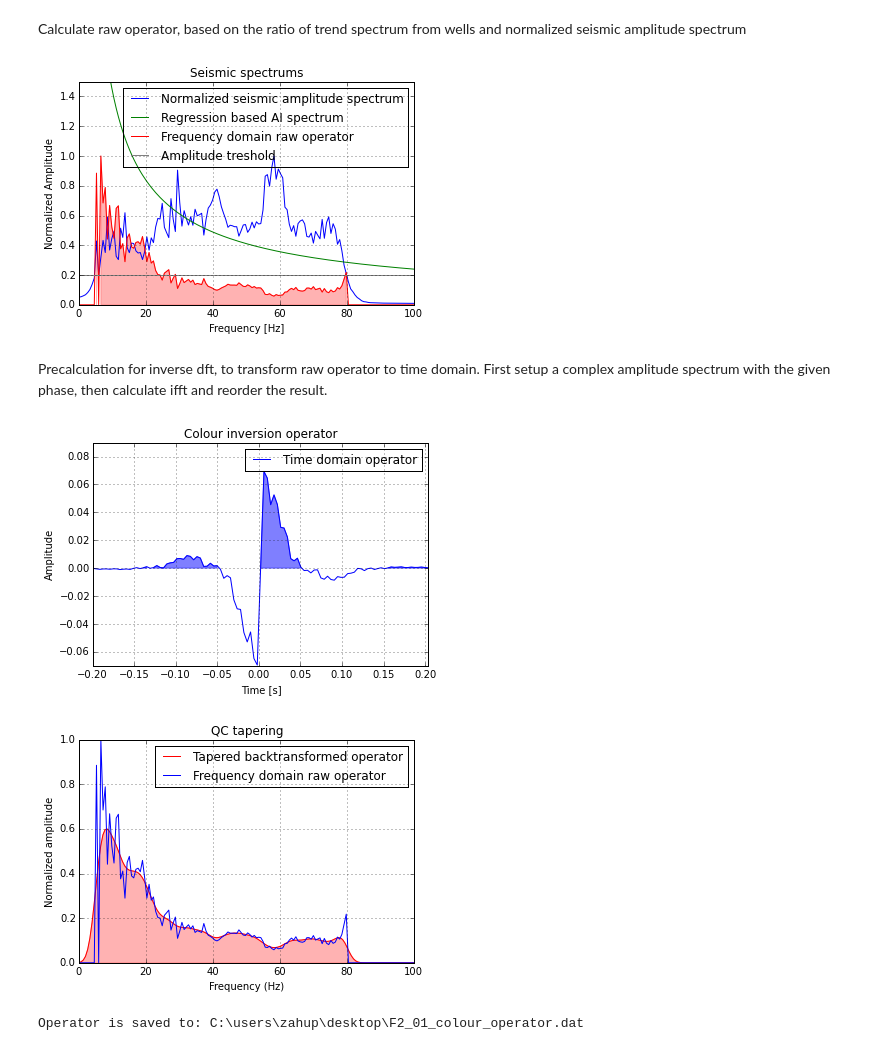
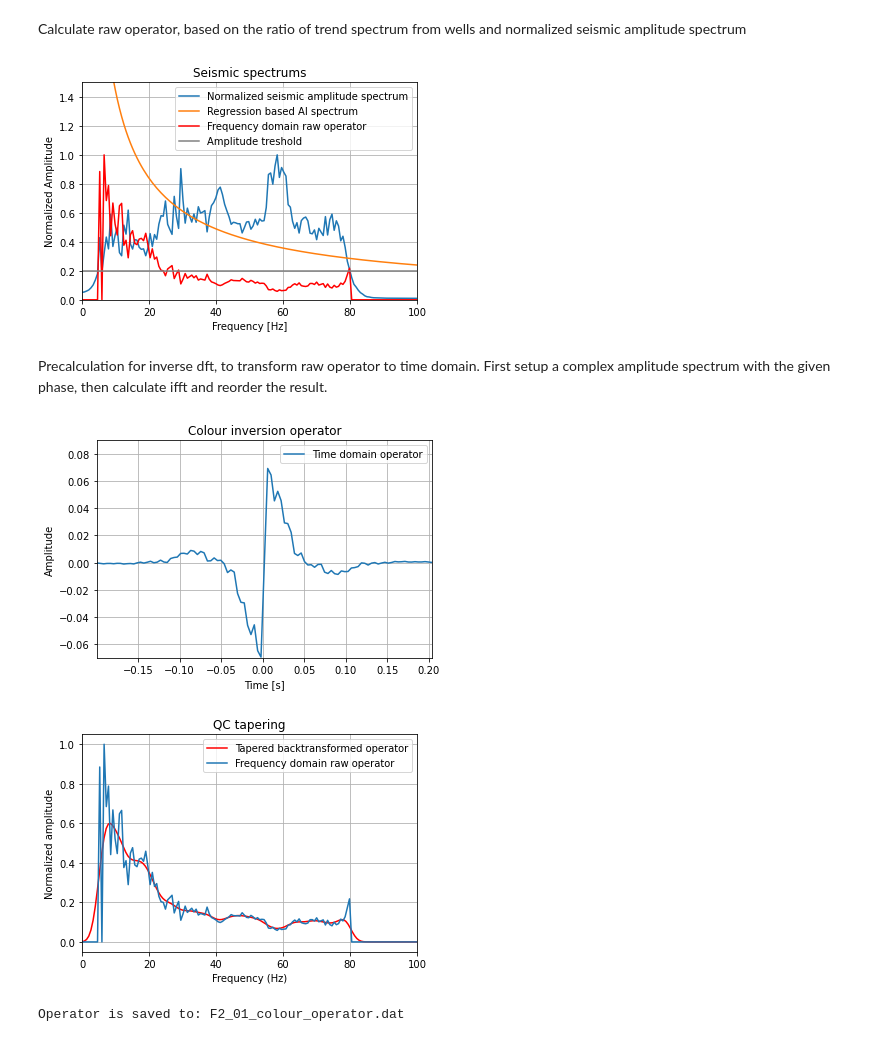
Before and after one commit to zahup/COLOP, a Jupyter notebook: COLOP in python.ipynb, the cells around one changed output. Drawn from its saved outputs; the diff is of its cells as text; code cells hidden in the pictures.

```diff
--- a/COLOP in python.ipynb
+++ b/COLOP in python.ipynb
@@ -14,8 +16,8 @@ import matplotlib.pyplot as plt
 Define the input and output files and input parameters for operator estimation
 # %%
 #Input spectrum files
-seisfile="C:\\users\\zahup\desktop\\F2_01_seismic_amplitude_spectrum.dat"
-wellfile="C:\\users\\zahup\desktop\\F2_01_well_AI_amplitude_spectrum.dat"
+seisfile="F2_01_seismic_amplitude_spectrum.dat"
+wellfile="F2_01_well_AI_amplitude_spectrum.dat"
 
 #Shape parameter for Kaiser window
 beta=70
@@ -31,7 +33,7 @@ phase=-90
 num=100
 
 #Ouput operator file
-operatorfile="C:\\users\\zahup\desktop\\F2_01_colour_operator.dat"
+operatorfile="F2_01_colour_operator.dat"
 # %% [markdown]
 Load spectrums from input files, and calculate linear regression based on well impedance spectrum on log-log scale
 # %%
@@ -98,7 +100,6 @@ plt.title('Seismic spectrums')
 plt.plot(freqseis,normseis, label='Normalized seismic amplitude spectrum')
 plt.plot(freqseis,WelltrendSpectrum, label='Regression based AI spectrum')
 plt.plot(freqseis,ResidualSpectrum, label='Frequency domain raw operator', color='red')
-plt.fill_between(freqseis, ResidualSpectrum,0, ResidualSpectrum > 0.0, interpolate=False, hold=True, color='red', alpha = 0.3)
 plt.plot(freqseis,thold, label='Amplitude treshold', color='grey')
 plt.xlabel('Frequency [Hz]')
 plt.ylabel('Normalized Amplitude')
@@ -108,7 +109,7 @@ plt.legend()
 plt.grid()
 plt.show()
 # %% [output]
-[figure, old version]
+[figure, new version]
 # %% [markdown]
 Precalculation for inverse dft, to transform raw operator to time domain.
 First setup a complex amplitude spectrum with the given phase, then calculate ifft and reorder the result.
@@ -117,9 +118,8 @@ First setup a complex amplitude spectrum with the given phase, then calculate if
 dt=1/(2*np.max(freqseis))
 
 #Setup complex amplitude spectrum for ifft with phase assumption
-phase=np.radians(phase)
-cspectrum_poz=ResidualSpectrum*(np.cos(phase)+1j*np.sin(phase))
-cspectrum_neg=ResidualSpectrum*(np.cos(-1*phase)+1j*np.sin(-1*phase))
+cspectrum_poz=ResidualSpectrum*(np.cos(np.radians(phase))+1j*np.sin(np.radians(phase)))
+cspectrum_neg=ResidualSpectrum*(np.cos(-1*np.radians(phase))+1j*np.sin(-1*np.radians(phase)))
 rev_cspectrum_neg=np.fliplr([cspectrum_neg])[0]
 input_cspectrum=np.append(cspectrum_poz,rev_cspectrum_neg)
 
@@ -134,9 +134,6 @@ t_op_shift=np.fft.ifftshift(t_op)
 #Tapering
 window_kaiser=np.kaiser(len(t_shift),beta)
 
-window_blackman=np.zeros(len(t_shift))
-for i in range(len(window_blackman)):
-    window_blackman[i]=0.42-0.5*np.cos(2*np.pi*i/len(window_blackman))+0.08*np.cos(4*np.pi*i/len(window_blackman))
 t_op_final=t_op_shift*window_kaiser
 
 #Operator trimming indexes
@@ -147,7 +144,7 @@ stop_i=(int(len(t_shift)/2))+int(num/2)
 plt.figure(2)
 plt.title('Colour inversion operator')
 plt.plot(t_shift,t_op_final.real, label='Time domain operator')
-plt.fill_between(t_shift, t_op_final.real,0, t_op_final > 0.0, interpolate=False, hold=True, color='blue', alpha = 0.5)
+#plt.fill_between(t_shift, t_op_final.real,0, t_op_final > 0.0, interpolate=False, hold=True, color='blue', alpha = 0.5)
 plt.xlim(t_shift[start_i],t_shift[stop_i])
 plt.ylim(-0.07,0.09)
 plt.xlabel('Time [s]')
@@ -156,33 +153,33 @@ plt.legend()
 plt.grid()
 plt.show()
 # %% [output]
-[figure, old version]
+[figure, new version]
 # %%
 #Save final operator
 np.savetxt(operatorfile,t_op_final[start_i:stop_i].real)
 
 #QC operator by transform tapered operator to frequency domain
 bt_op=np.fft.fft(t_op_final)
 backfreq=np.fft.fftfreq(len(t_op_final),dt)
 
 #Keeping only the positive frequencies
-backfreq_poz=backfreq[:len(backfreq)/2]
-bt_op_poz=bt_op[:len(bt_op)/2]
+backfreq_poz=backfreq[:int(len(backfreq)/2)]
+bt_op_poz=bt_op[:int(len(bt_op)/2)]
 
 output_spectrum=bt_op_poz*normseis
 
 plt.figure(3)
 plt.title('QC tapering')
 plt.plot(backfreq_poz,abs(bt_op_poz), label='Tapered backtransformed operator', color='red')
 plt.plot(freqseis,ResidualSpectrum, label='Frequency domain raw operator')
-plt.fill_between(backfreq_poz, abs(bt_op_poz),0, abs(bt_op_poz) > 0.0, interpolate=False, hold=True, color='red', alpha = 0.3)
+#plt.fill_between(backfreq_poz, abs(bt_op_poz),0, abs(bt_op_poz) > 0.0, interpolate=False, hold=True, color='red', alpha = 0.3)
 plt.ylabel('Normalized amplitude')
 plt.xlabel('Frequency (Hz)')
 plt.xlim(0,100)
 plt.legend()
 plt.grid()
 plt.show()
 print('Operator is saved to:',operatorfile)
 # %% [output]
-[figure, old version]
+[figure, new version]
-Operator is saved to: C:\users\zahup\desktop\F2_01_colour_operator.dat
+Operator is saved to: F2_01_colour_operator.dat
```
Also changed, not shown: parts of 2 cells of this notebook, 1 other file.
